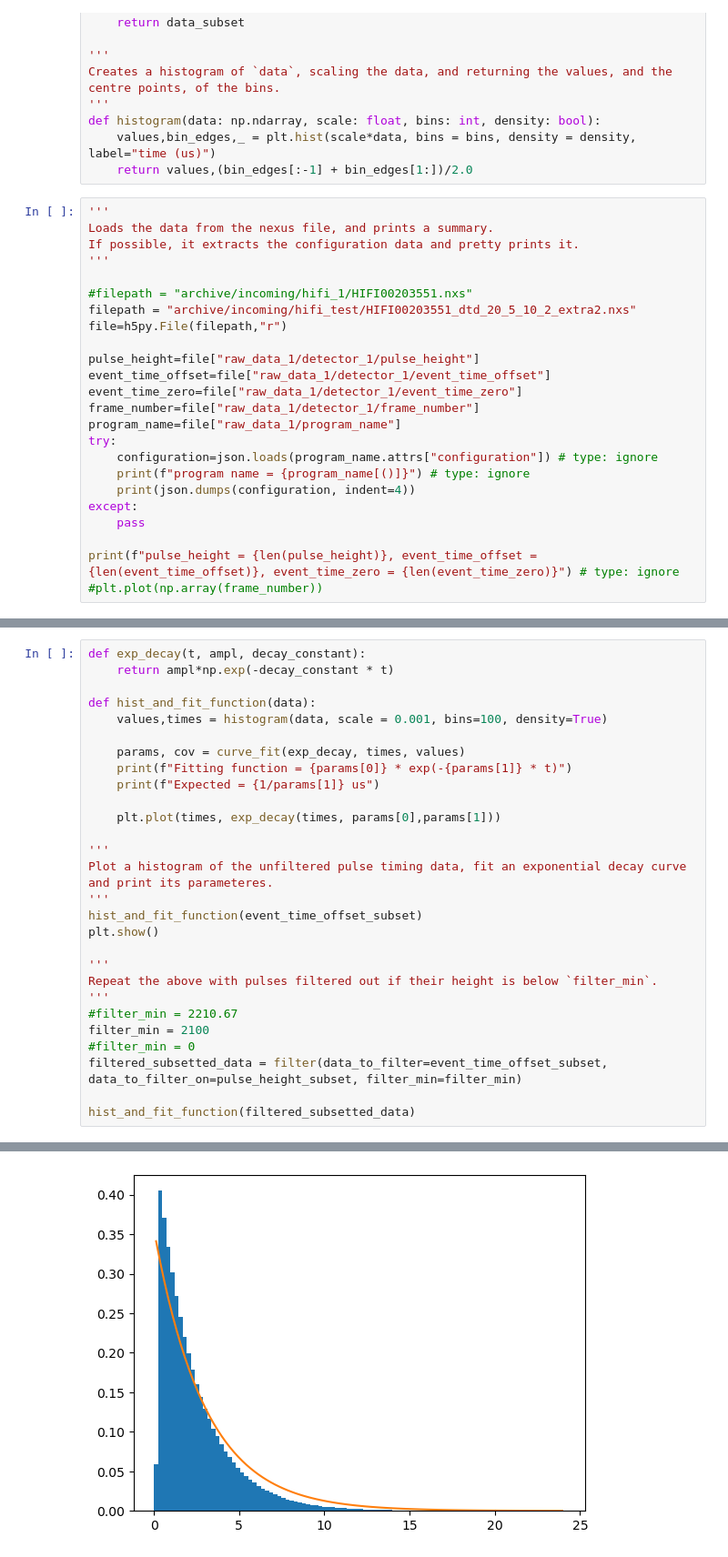
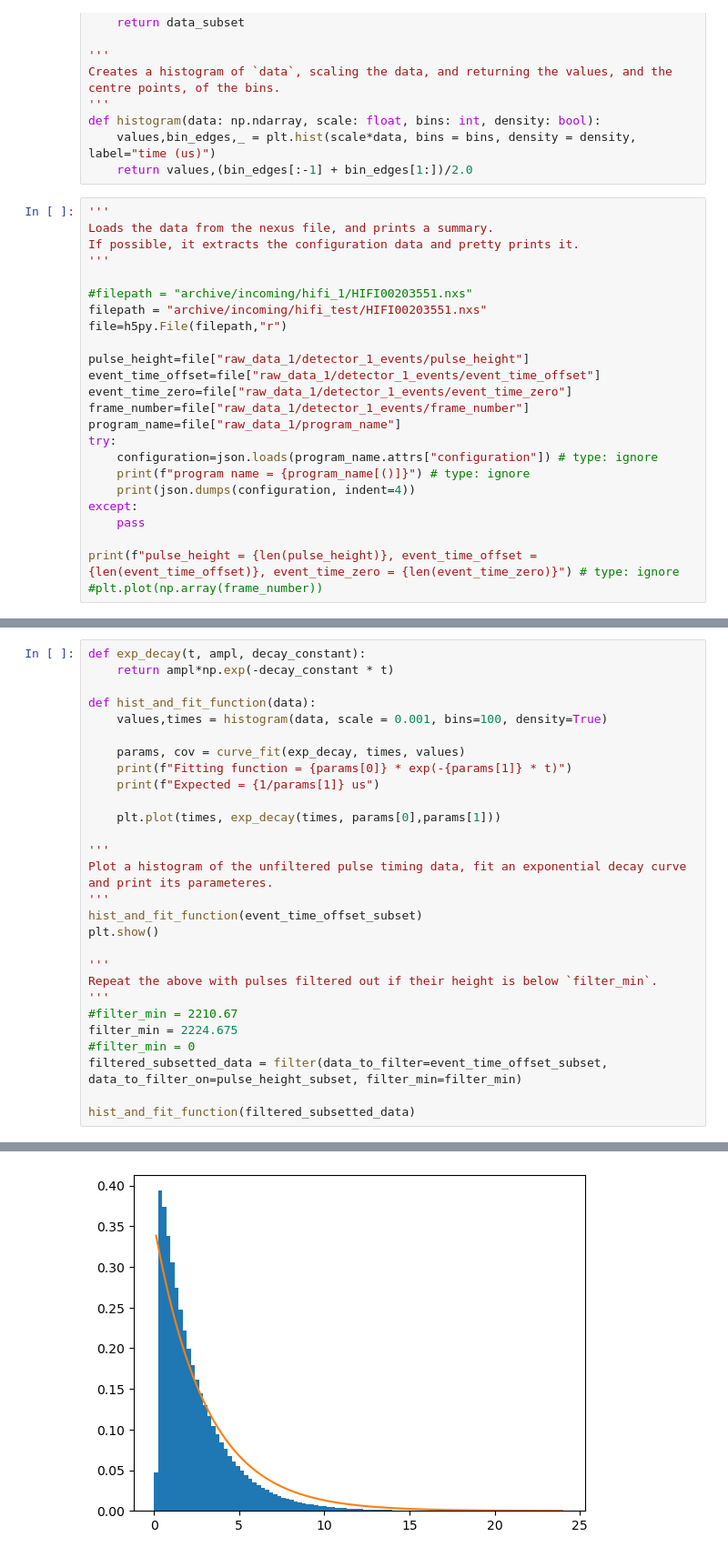
Before and after one commit to Modularius/pipeline-test, a Jupyter notebook: NeXus.ipynb, the cells around one changed output, grey strips where cells are left out. Shown at 91% size. Saved outputs shown, nothing was run; the diff lists cells and outputs as text.

```diff
--- a/NeXus.ipynb
+++ b/NeXus.ipynb
@@ -42,13 +42,13 @@ If possible, it extracts the configuration data and pretty prints it.
 '''
 
 #filepath = "archive/incoming/hifi_1/HIFI00203551.nxs"
-filepath = "archive/incoming/hifi_test/HIFI00203551_dtd_20_5_10_2_extra2.nxs"
+filepath = "archive/incoming/hifi_test/HIFI00203551.nxs"
 file=h5py.File(filepath,"r")
 
-pulse_height=file["raw_data_1/detector_1/pulse_height"]
-event_time_offset=file["raw_data_1/detector_1/event_time_offset"]
-event_time_zero=file["raw_data_1/detector_1/event_time_zero"]
-frame_number=file["raw_data_1/detector_1/frame_number"]
+pulse_height=file["raw_data_1/detector_1_events/pulse_height"]
+event_time_offset=file["raw_data_1/detector_1_events/event_time_offset"]
+event_time_zero=file["raw_data_1/detector_1_events/event_time_zero"]
+frame_number=file["raw_data_1/detector_1_events/frame_number"]
 program_name=file["raw_data_1/program_name"]
 try:
     configuration=json.loads(program_name.attrs["configuration"]) # type: ignore
@@ -132,7 +132,7 @@ plt.show()
 Repeat the above with pulses filtered out if their height is below `filter_min`.
 '''
 #filter_min = 2210.67
-filter_min = 2100
+filter_min = 2224.675
 #filter_min = 0
 filtered_subsetted_data = filter(data_to_filter=event_time_offset_subset, data_to_filter_on=pulse_height_subset, filter_min=filter_min)
 
@@ -143 +143 @@ Expected = 2.998826580614816 us
-[figure, old version]
+[figure, new version]
```
Also changed, not shown: parts of 4 cells of this notebook, 46 other files.
